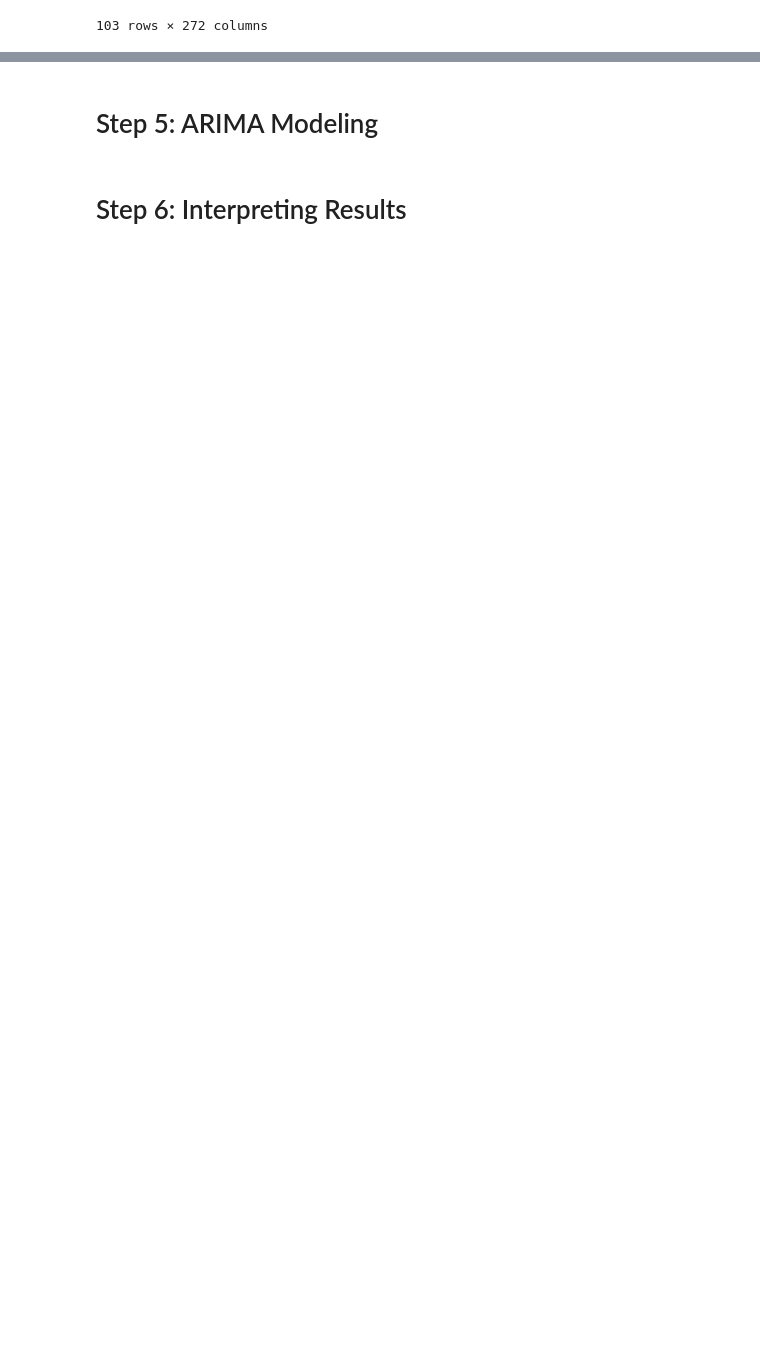
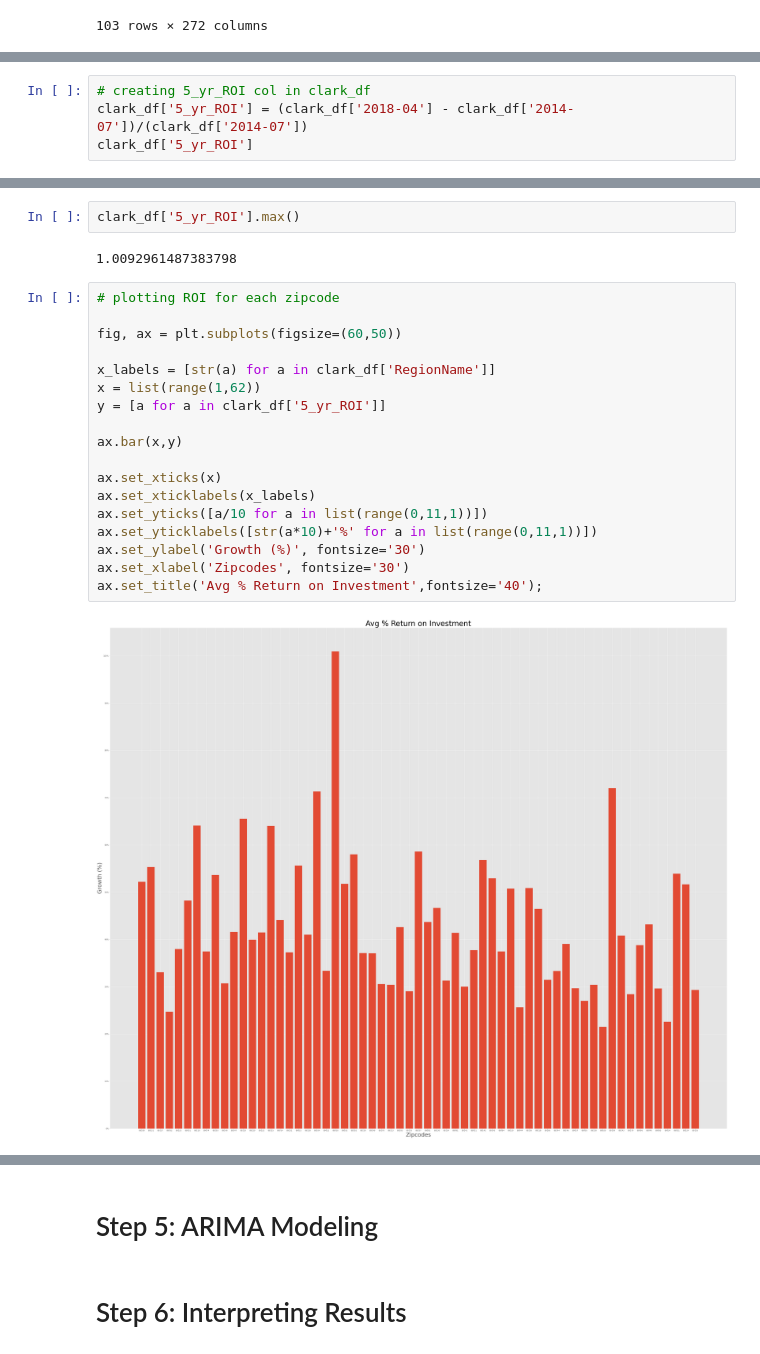
Before and after one commit to jbenedito99/Zipcode-Time-Series-Modeling, a Jupyter notebook: time-series/notebook.ipynb, the cells around one changed output, grey strips where cells are left out. Drawn from its saved outputs; the diff is of its cells as text; blank space fills up the shorter version.

```diff
--- a/time-series/notebook.ipynb
+++ b/time-series/notebook.ipynb
@@ -148,0 +192,4 @@ melt_data(clark_df)
+# %%
+# creating 5_yr_ROI col in clark_df
+clark_df['5_yr_ROI'] = (clark_df['2018-04'] - clark_df['2014-07'])/(clark_df['2014-07'])
+clark_df['5_yr_ROI']
@@ -148,0 +214,24 @@ melt_data(clark_df)
+# %%
+clark_df['5_yr_ROI'].max()
+# %% [output]
+1.0092961487383798
+# %%
+# plotting ROI for each zipcode
+
+fig, ax = plt.subplots(figsize=(60,50))
+
+x_labels = [str(a) for a in clark_df['RegionName']]
+x = list(range(1,62))
+y = [a for a in clark_df['5_yr_ROI']]
+
+ax.bar(x,y)
+
+ax.set_xticks(x)
+ax.set_xticklabels(x_labels)
+ax.set_yticks([a/10 for a in list(range(0,11,1))])
+ax.set_yticklabels([str(a*10)+'%' for a in list(range(0,11,1))])
+ax.set_ylabel('Growth (%)', fontsize='30')
+ax.set_xlabel('Zipcodes', fontsize='30')
+ax.set_title('Avg % Return on Investment',fontsize='40');
+# %% [output]
+[figure, added]
```
Also changed, not shown: parts of 18 cells of this notebook.
